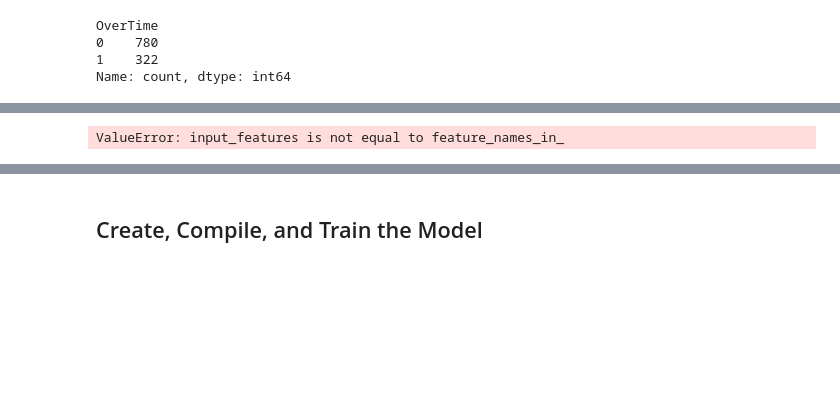
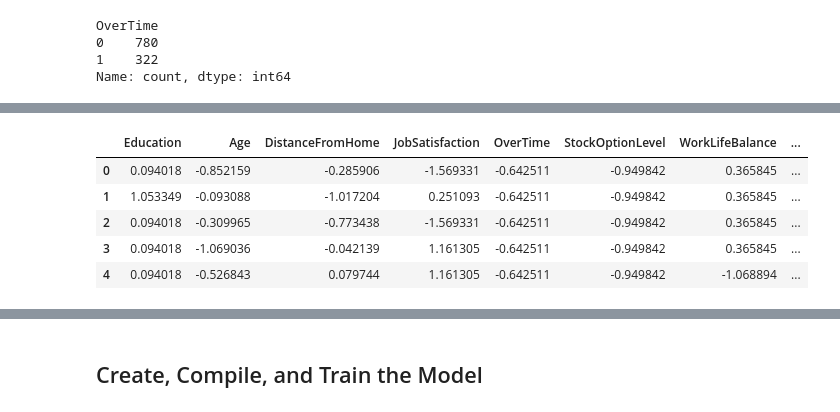
Before and after one commit to etimmons24/neural-network-challenge-2, a Jupyter notebook: attrition.ipynb, the cells around one changed output, grey strips where cells are left out. Cells and saved outputs as stored; diff of their text form; code cells hidden in the pictures; blank space fills up the shorter version.

```diff
--- a/attrition.ipynb
+++ b/attrition.ipynb
@@ -114,19 +130,24 @@ Name: count, dtype: int64
 # %%
 # Create a StandardScaler
 scaler = StandardScaler()
 
 # Fit the StandardScaler to the training data
 #scaler.fit(X_train, y_train)
 
 # Scale the training and testing data
 X_train_scaled = scaler.fit_transform(X_train)
 X_test_scaled = scaler.fit_transform(X_test)
-overtime_columns = scaler.get_feature_names_out(['OverTime'])
-df_overtime_scaled = pd.DataFrame(X_train_scaled, columns=overtime_columns)
-X_df = pd.concat([X_df, df_overtime_scaled], axis=1)
-X_df = X_df.drop(['OverTime'], axis=1)
-X_df.head()
+column_names = scaler.get_feature_names_out()
 
-#X_train_scaled
+# Convert scaled data to DataFrame
+df_X_train_scaled = pd.DataFrame(X_train_scaled, columns=column_names)
+df_X_test_scaled = pd.DataFrame(X_test_scaled, columns=column_names)
+
+df_X_train_scaled.head()
 # %% [output]
-ValueError: input_features is not equal to feature_names_in_
+|  | Education | Age | DistanceFromHome | JobSatisfaction | OverTime | StockOptionLevel | WorkLifeBalance | ... |
+| 0 | 0.094018 | -0.852159 | -0.285906 | -1.569331 | -0.642511 | -0.949842 | 0.365845 | ... |
+| 1 | 1.053349 | -0.093088 | -1.017204 | 0.251093 | -0.642511 | -0.949842 | 0.365845 | ... |
+| 2 | 0.094018 | -0.309965 | -0.773438 | -1.569331 | -0.642511 | -0.949842 | 0.365845 | ... |
+| 3 | 0.094018 | -1.069036 | -0.042139 | 1.161305 | -0.642511 | -0.949842 | 0.365845 | ... |
+| 4 | 0.094018 | -0.526843 | 0.079744 | 1.161305 | -0.642511 | -0.949842 | -1.068894 | ... |
```
Also changed, not shown: parts of 14 cells of this notebook.
